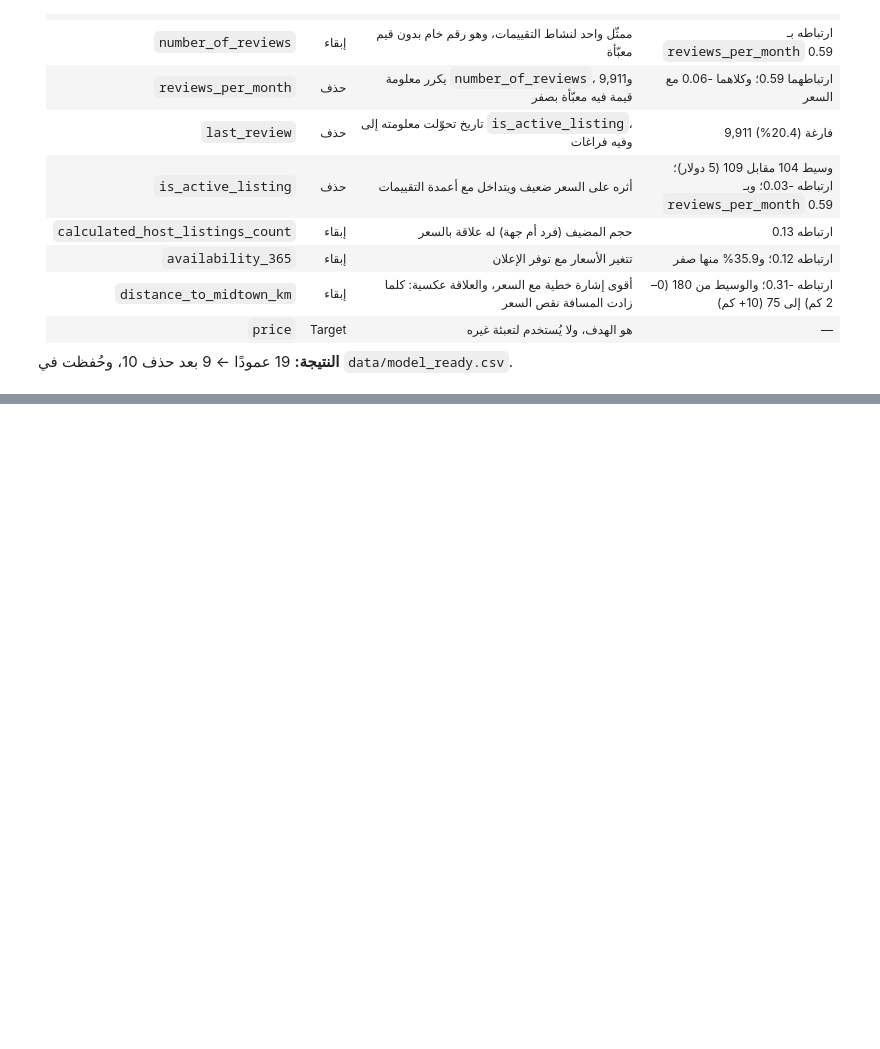
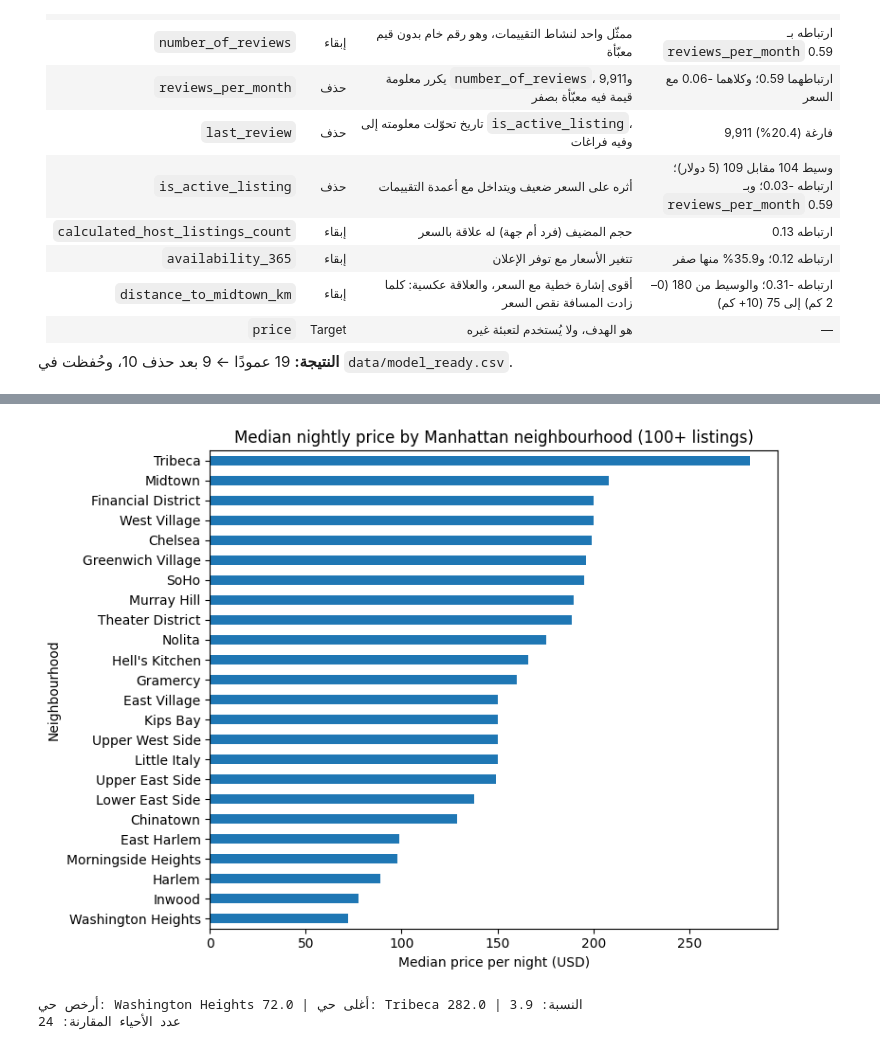
Before and after one commit to loudamn78-gif/smartstay-ai, a Jupyter notebook: notebook.ipynb, the cells around one changed output, grey strips where cells are left out. Cells and saved outputs as stored; diff of their text form; code cells hidden in the pictures; blank space fills up the shorter version.

```diff
--- a/notebook.ipynb
+++ b/notebook.ipynb
@@ -639,0 +715,14 @@ dtype: object
+# %%
+man = feat[feat["neighbourhood_group"] == "Manhattan"].groupby("neighbourhood")["price"].agg(["median", "count"])
+man = man[man["count"] >= 100].sort_values("median")
+ax = man["median"].plot(kind="barh", figsize=(8, 6), title="Median nightly price by Manhattan neighbourhood (100+ listings)")
+ax.set_xlabel("Median price per night (USD)")
+ax.set_ylabel("Neighbourhood")
+plt.tight_layout()
+plt.show()
+print("أرخص حي:", man["median"].idxmin(), man["median"].min(), "| أغلى حي:", man["median"].idxmax(), man["median"].max(), "| النسبة:", round(man["median"].max() / man["median"].min(), 1))
+print("عدد الأحياء المقارنة:", len(man))
+# %% [output]
+[figure, added]
+أرخص حي: Washington Heights 72.0 | أغلى حي: Tribeca 282.0 | النسبة: 3.9
+عدد الأحياء المقارنة: 24
```
Also changed, not shown: parts of 16 cells of this notebook.
